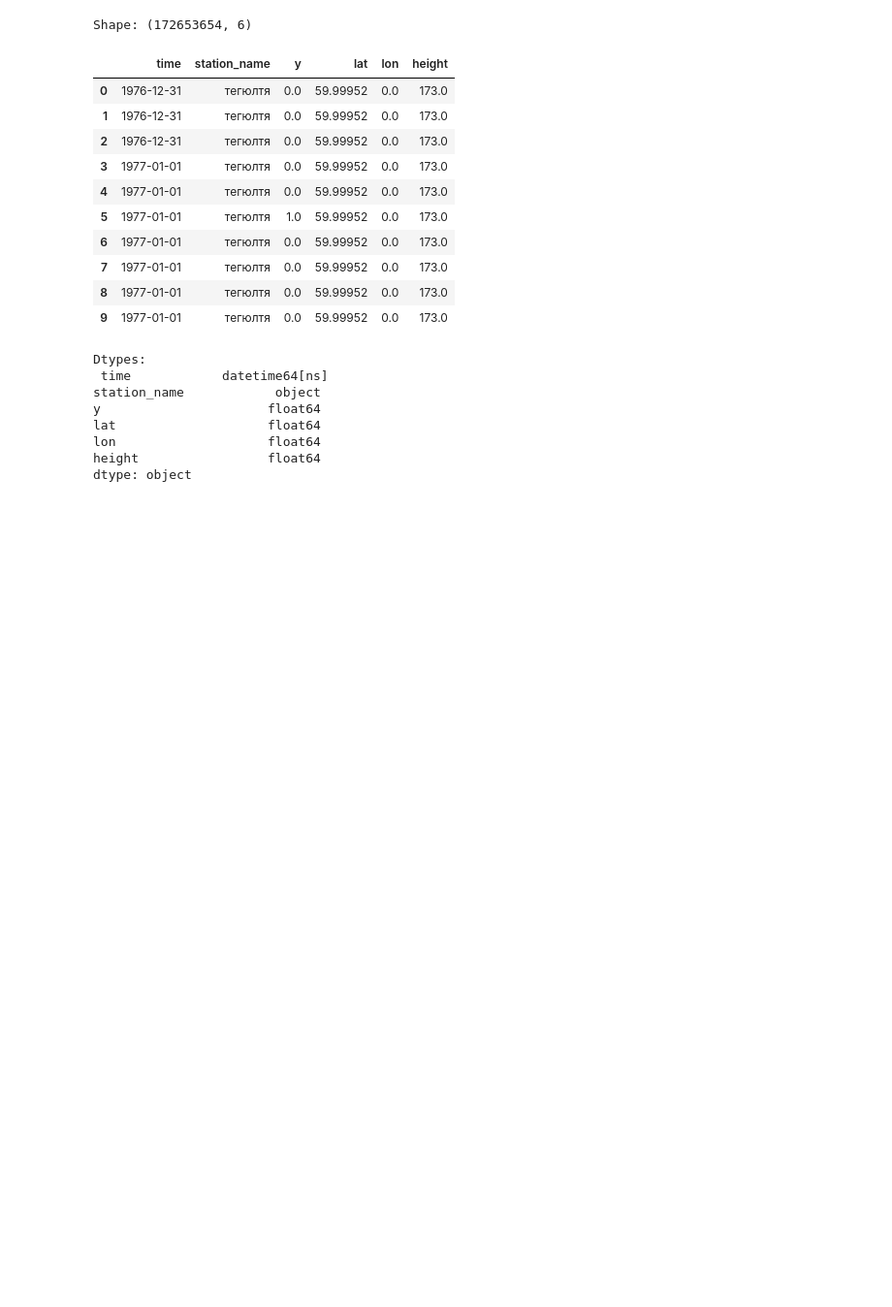
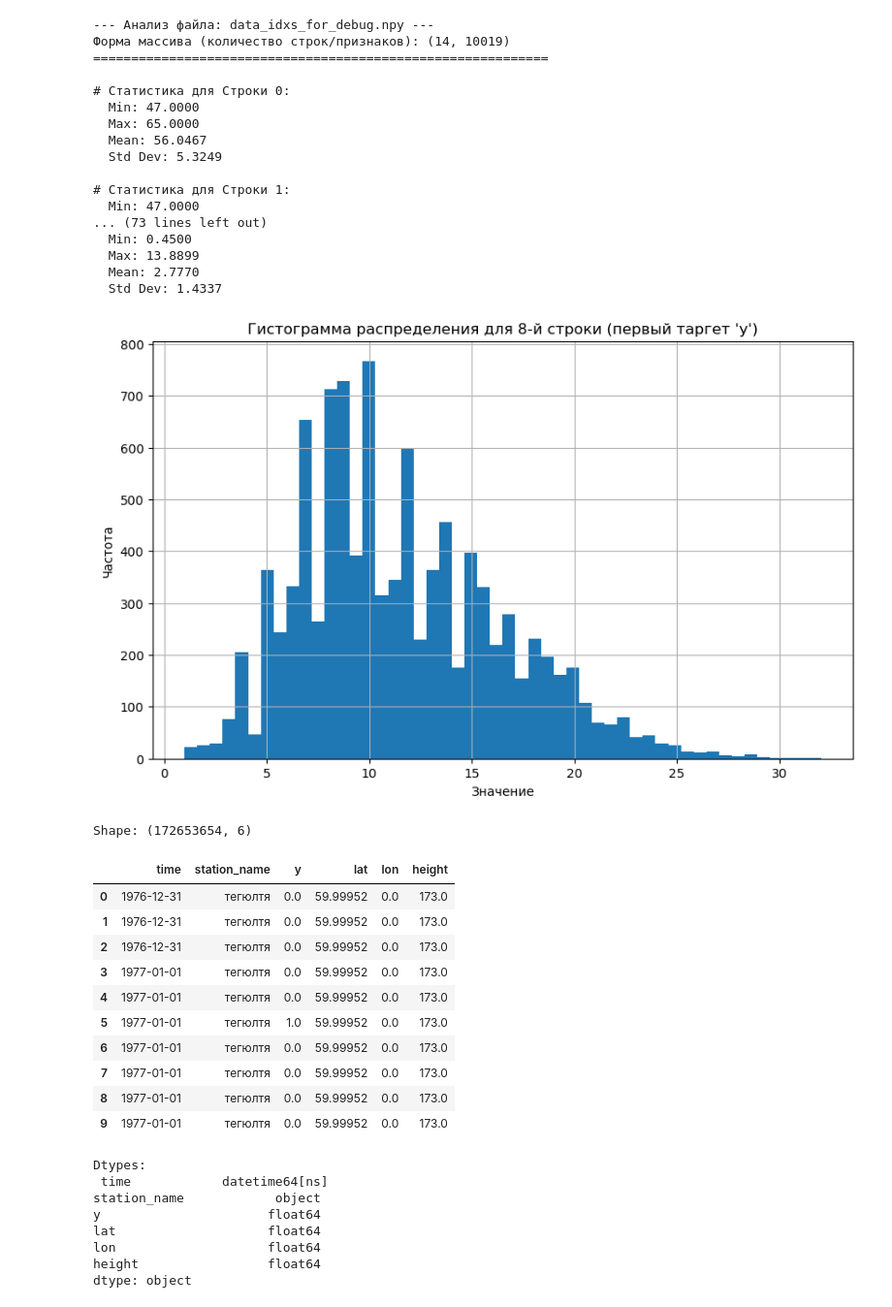
Before and after one commit to yeahartem/storm_prediction, a Jupyter notebook: data_check.ipynb, the cells around one changed output. Shown at 97% size. Saved outputs shown, nothing was run; the diff lists cells and outputs as text; code cells hidden in the pictures; blank space fills up the shorter version.

```diff
--- a/data_check.ipynb
+++ b/data_check.ipynb
@@ -1,3 +1,71 @@
+# %%
+import numpy as np
+import matplotlib.pyplot as plt
+
+# --- Настройки ---
+# Убедись, что путь к файлу правильный
+file_path = 'data_idxs_for_debug.npy'
+# -----------------
+
+# Включаем отображение графиков прямо в ноутбуке
+%matplotlib inline
+
+try:
+    # Загружаем массив из файла
+    data_column = np.load(file_path)
+
+    print(f"--- Анализ файла: {file_path} ---")
+    print(f"Форма массива (количество строк/признаков): {data_column.shape}")
+    print("="*60)
+
+    # Проходимся по каждой строке массива
+    for i in range(data_column.shape[0]):
+        row_data = data_column[i]
+
+        # Ставим разделитель перед 8-й строкой (индекс 7), где начинаются таргеты 'y'
+        if i == 7:
+            print("\n" + "--- ТАРГЕТЫ 'y' НАЧИНАЮТСЯ ЗДЕСЬ ---".center(60, "="))
+
+        # Считаем и выводим статистику для текущей строки
+        print(f"\n# Статистика для Строки {i}:")
+        print(f"  Min: {np.min(row_data):.4f}")
+        print(f"  Max: {np.max(row_data):.4f}")
+        print(f"  Mean: {np.mean(row_data):.4f}")
+        print(f"  Std Dev: {np.std(row_data):.4f}")
+
+    # Визуализируем распределение для первой таргетной переменной (8-я строка)
+    if data_column.shape[0] > 7:
+        plt.figure(figsize=(10, 6))
+        plt.hist(data_column[7], bins=50)
+        plt.title("Гистограмма распределения для 8-й строки (первый таргет 'y')")
+        plt.xlabel("Значение")
+        plt.ylabel("Частота")
+        plt.grid(True)
+        plt.show()
+
+except FileNotFoundError:
+    print(f"Ошибка: Файл '{file_path}' не найден. Проверь путь и имя файла.")
+except Exception as e:
+    print(f"Произошла ошибка: {e}")
+# %% [output]
+--- Анализ файла: data_idxs_for_debug.npy ---
+Форма массива (количество строк/признаков): (14, 10019)
+============================================================
+
+# Статистика для Строки 0:
+  Min: 47.0000
+  Max: 65.0000
+  Mean: 56.0467
+  Std Dev: 5.3249
+
+# Статистика для Строки 1:
+  Min: 47.0000
+... (73 lines left out)
+  Min: 0.4500
+  Max: 13.8899
+  Mean: 2.7770
+  Std Dev: 1.4337
+[figure, added]
 # %%
 import pandas as pd
 
```
Also changed, not shown: 4 other files.
